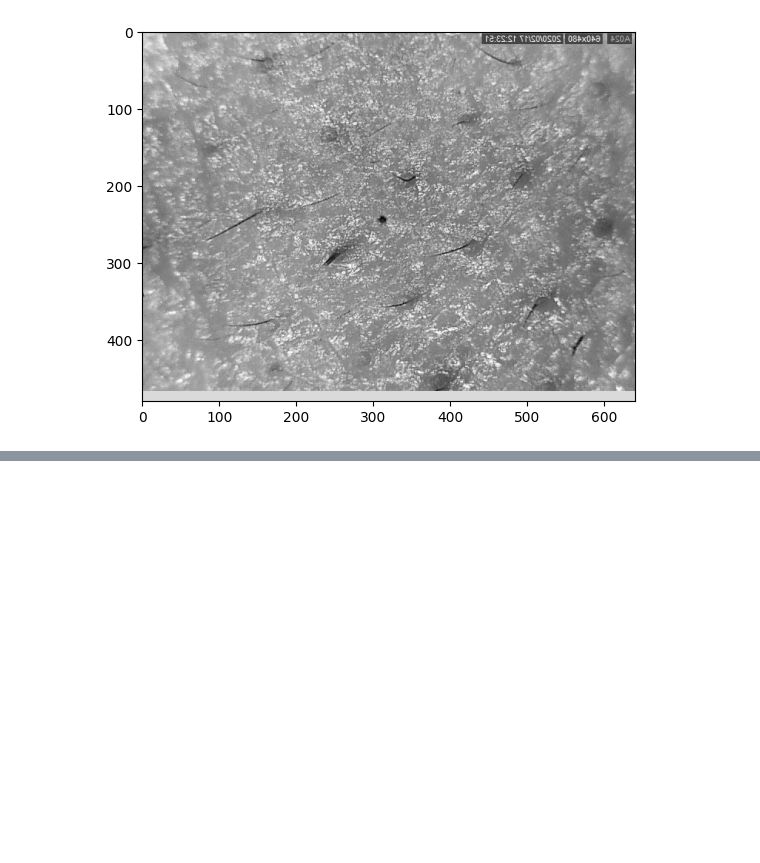
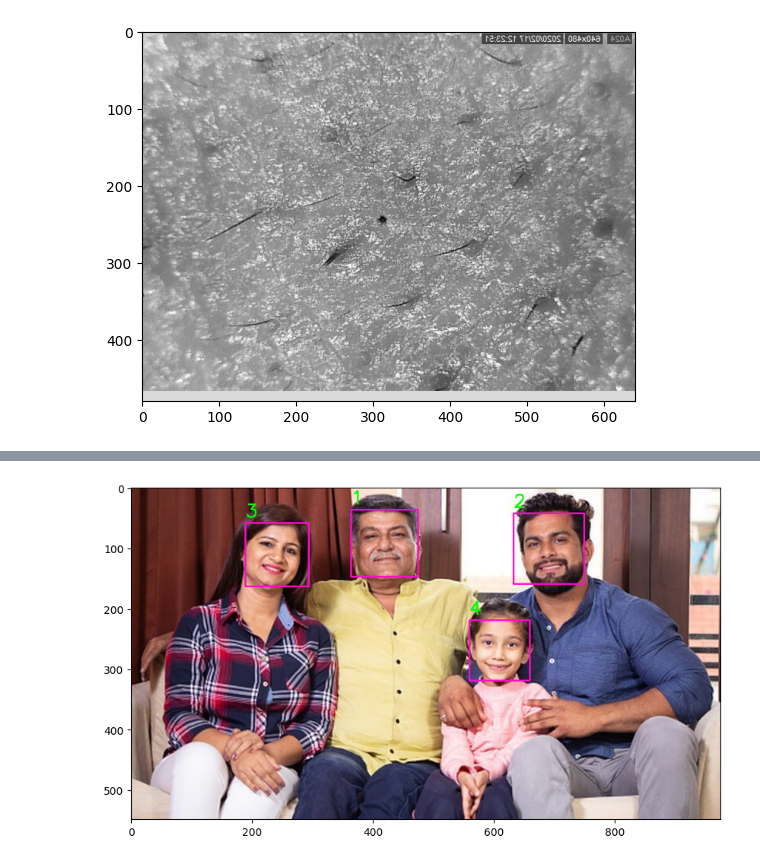
Before and after one commit to drzasrly/ANN_Pedeteksi-Jenis-Kulit-Wajah, a Jupyter notebook: ANN_Kulit.ipynb, the cells around one changed output, grey strips where cells are left out. Cells and saved outputs as stored; diff of their text form; code cells hidden in the pictures; blank space fills up the shorter version.

```diff
--- a/ANN_Kulit.ipynb
+++ b/ANN_Kulit.ipynb
@@ -450,0 +610,6 @@ Normal
+# %%
+export_dir='/content/drive/MyDrive/Project5_AgeGenderEmotion_Detection/1.3_emotion_input_output/output/emotion_model_pretrained.h5'
+emotion_model = load_model(export_dir)
+
+# summarize model.
+emotion_model.summary()
@@ -450,0 +643,6 @@ Normal
+# %%
+# Labels on Age, Gender and Emotion to be predicted
+
+age_ranges = ['1-2', '3-9', '10-20', '21-27', '28-45', '46-65', '66-116']
+gender_ranges = ['male', 'female']
+emotion_ranges= ['positive','negative','neutral']
@@ -450,0 +670,65 @@ Normal
+# %%
+import cv2
+import numpy as np
+import pandas as pd
+import matplotlib.pyplot as plt
+
+# Initialize list to store results
+results = []
+
+# Load image and convert to grayscale
+test_image = cv2.imread(file_path)
+gray = cv2.cvtColor(test_image, cv2.COLOR_BGR2GRAY)
+
+# Load Haar Cascade Classifier for face detection
+face_cascade = cv2.CascadeClassifier('./1.4_test_input/cv2_cascade_classifier/haarcascade_frontalface_default.xml')
+faces = face_cascade.detectMultiScale(gray, 1.3, 5)
+
+if len(faces) == 0:
+    print("No faces detected.")
+else:
+    i = 0
+    for (x, y, w, h) in faces:
+        i += 1
+        cv2.rectangle(test_image, (x, y), (x + w, y + h), (203, 12, 255), 2)
+
+        # Emotion Detection
+        img_gray = gray[y:y + h, x:x + w]
+        emotion_img = cv2.resize(img_gray, (48, 48), interpolation=cv2.INTER_AREA)
+        emotion_image_array = np.array(emotion_img)
+        emotion_input = np.expand_dims(emotion_image_array, axis=0)
+        output_emotion = emotion_ranges[np.argmax(emotion_model.predict(emotion_input))]
+
+        # Gender Detection
+        gender_img = cv2.resize(img_gray, (100, 100), interpolation=cv2.INTER_AREA)
+        gender_image_array = np.array(gender_img)
+        gender_input = np.expand_dims(gender_image_array, axis=0)
+        output_gender = gender_ranges[np.argmax(gender_model.predict(gender_input))]
+
+        # Age Detection
+        age_img = cv2.resize(img_gray, (200, 200), interpolation=cv2.INTER_AREA)
+        age_input = age_img.reshape(-1, 200, 200, 1)
+        output_age = age_ranges[np.argmax(age_model.predict(age_input))]
+
+        # Print results
+        output_str = f"{i}: {output_gender}, {output_age}, {output_emotion}"
+        print(output_str)
+
+        # Add results to the list
+        results.append([i, output_gender, output_age, output_emotion])
+
+        # Display detected faces with output information
+        col = (0, 255, 0)
+        cv2.putText(test_image, str(i), (x, y - 10), cv2.FONT_HERSHEY_SIMPLEX, 1, col, 2)
+
+    # Create DataFrame to store the results
+    results_df = pd.DataFrame(results, columns=["Face ID", "Gender", "Age", "Emotion"])
+
+    # Display image with detected faces
+    plt.imshow(cv2.cvtColor(test_image, cv2.COLOR_BGR2RGB))
+
+    # Save the results to Excel
+    output_path = '/content/detection_results.xlsx'
+    results_df.to_excel(output_path, index=False)
+    print(f"Results saved to: {output_path}")
+# %% [output]
@@ -450,0 +752 @@ Normal
+[figure, added]
```
Also changed, not shown: parts of 37 cells of this notebook.
